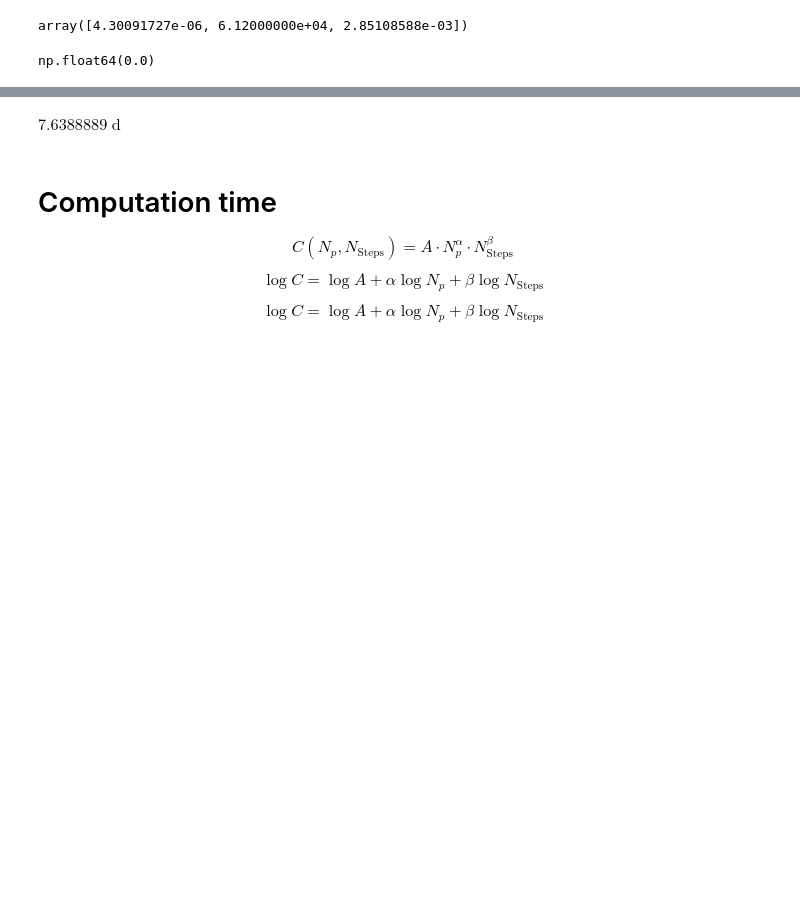
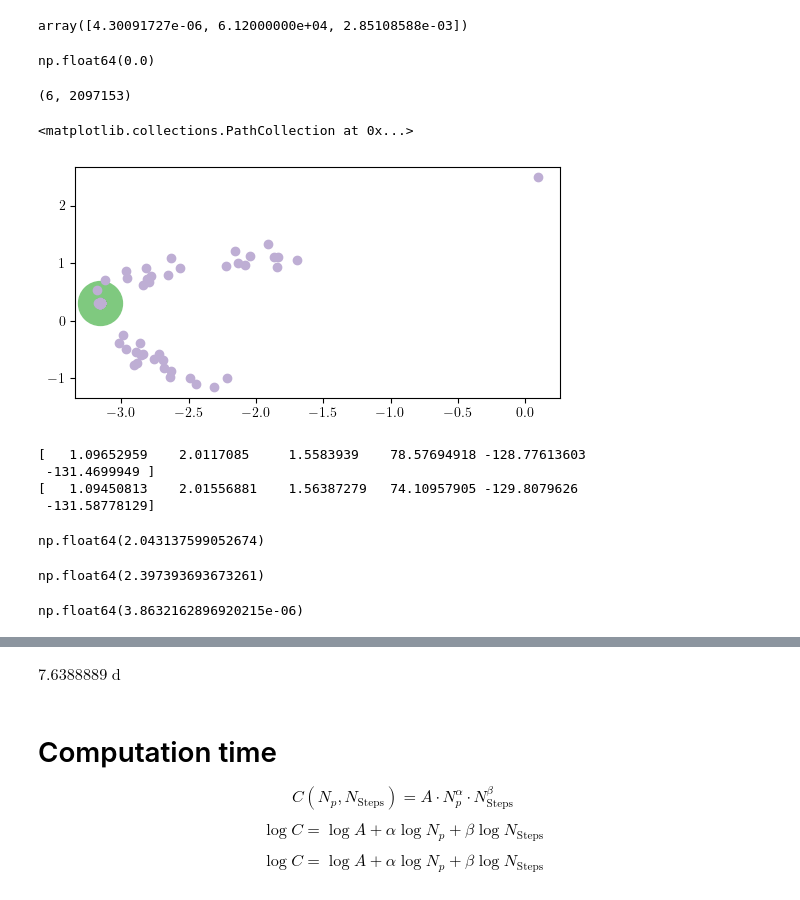
Before and after one commit to salvatore-ferrone/phd-thesis-ferrone, a Jupyter notebook: demos/numericalError/stream_stability.ipynb, the cells around one changed output, grey strips where cells are left out. Saved outputs shown, nothing was run; the diff lists cells and outputs as text; code cells hidden in the pictures; blank space fills up the shorter version.

```diff
--- a/demos/numericalError/stream_stability.ipynb
+++ b/demos/numericalError/stream_stability.ipynb
@@ -129,5 +119,25 @@ array([4.30091727e-06, 6.12000000e+04, 2.85108588e-03])
 timestamps_retrace[0]
 # %% [output]
 np.float64(0.0)
+# %%
+hostorbit.shape
+# %% [output]
+(6, 2097153)
+# %%
+index= -1
+fig,axis= plt.subplots(1, 1, figsize=(8.25-2, 3))
+axis.scatter(hostorbit[0,index],hostorbit[1,index],s=1000)
+axis.scatter(streamfinal[0],streamfinal[1])
+# %% [output]
+<matplotlib.collections.PathCollection at 0x...>
+[figure, added]
+# %%
+print(hostorbit[:,0])
+print(streaminitial[:,0])
+# %% [output]
+[   1.09652959    2.0117085     1.5583939    78.57694918 -128.77613603
+ -131.4699949 ]
+[   1.09450813    2.01556881    1.56387279   74.10957905 -129.8079626
+ -131.58778129]
 # %%
 phiMW0, phiHost0, T0 = compute_stream_energy(staticgalaxy[1], hostparams, hostorbit[:,0], streaminitial)
@@ -137,3 +146,15 @@ phiMWR, phiHostR, TR = compute_stream_energy(staticgalaxy[1], hostparams, hostor
 E0 = phiMW0 + phiHost0 + T0
 Estream = phiMWstream + phiHoststream + Tstream
 ER = phiMWR + phiHostR + TR
+# %%
+1e4*(np.mean(phiHoststream) / (np.mean(phiMWstream) + np.mean(Tstream)))
+# %% [output]
+np.float64(2.043137599052674)
+# %%
+1e4*(np.mean(phiHost0) / (np.mean(phiMW0)+np.mean(T0)))
+# %% [output]
+np.float64(2.397393693673261)
+# %%
+(np.mean(ER) - np.mean(E0)) / np.mean(E0)
+# %% [output]
+np.float64(3.8632162896920215e-06)
```
Also changed, not shown: parts of 9 cells of this notebook, 1 other file.
